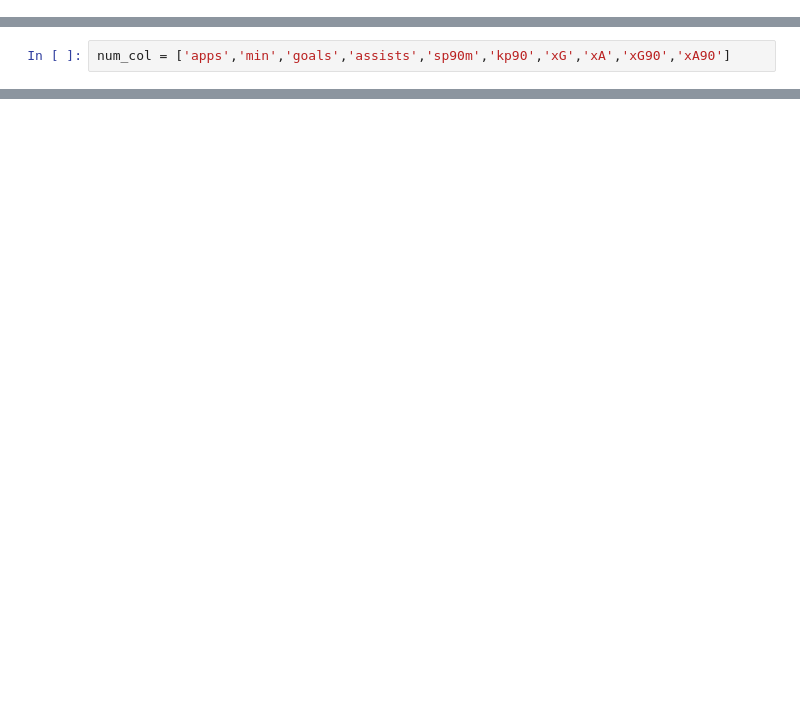
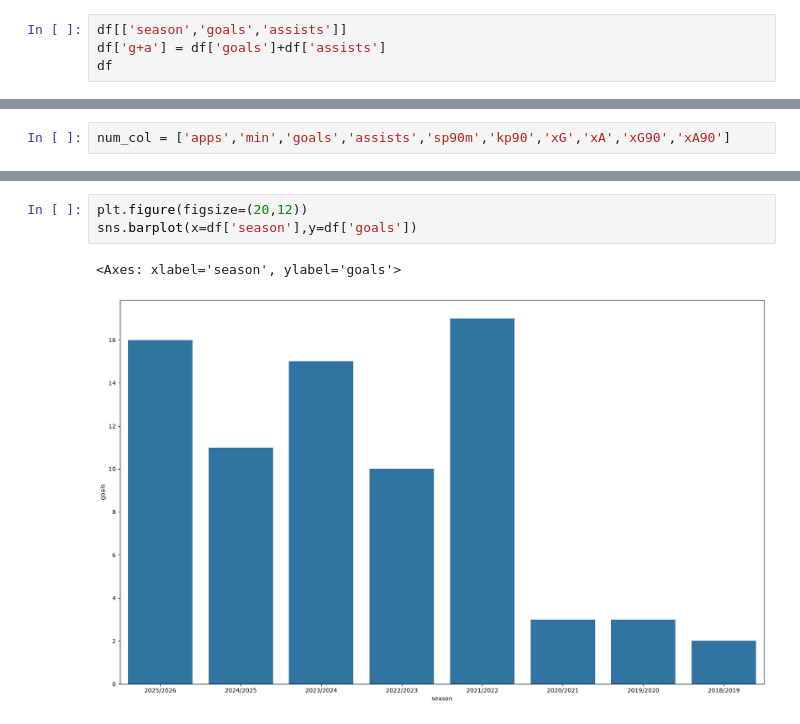
Before and after one commit to ATG0P/Real-Madrid-Analytical-Club, a Jupyter notebook: Vini_jr_laliga_stats.ipynb, the cells around one changed output, grey strips where cells are left out. Drawn from its saved outputs; the diff is of its cells as text; blank space fills up the shorter version.

```diff
--- a/Vini_jr_laliga_stats.ipynb
+++ b/Vini_jr_laliga_stats.ipynb
@@ -83,0 +90,4 @@ df
+# %%
+df[['season','goals','assists']]
+df['g+a'] = df['goals']+df['assists']
+df
@@ -100,0 +106,6 @@ for i in num_col:
+# %%
+plt.figure(figsize=(20,12))
+sns.barplot(x=df['season'],y=df['goals'])
+# %% [output]
+<Axes: xlabel='season', ylabel='goals'>
+[figure, added]
```
Also changed, not shown: parts of 3 cells of this notebook.
